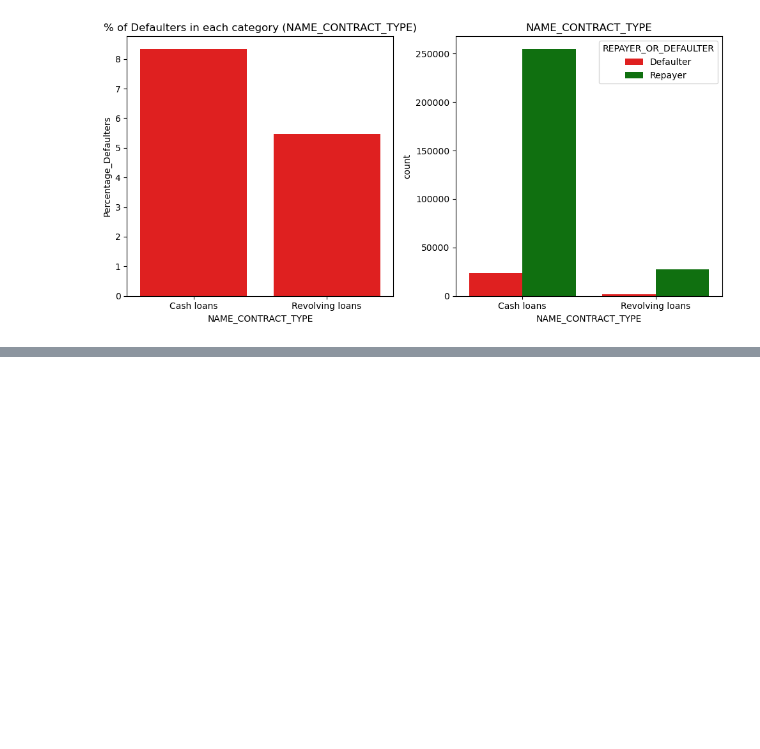
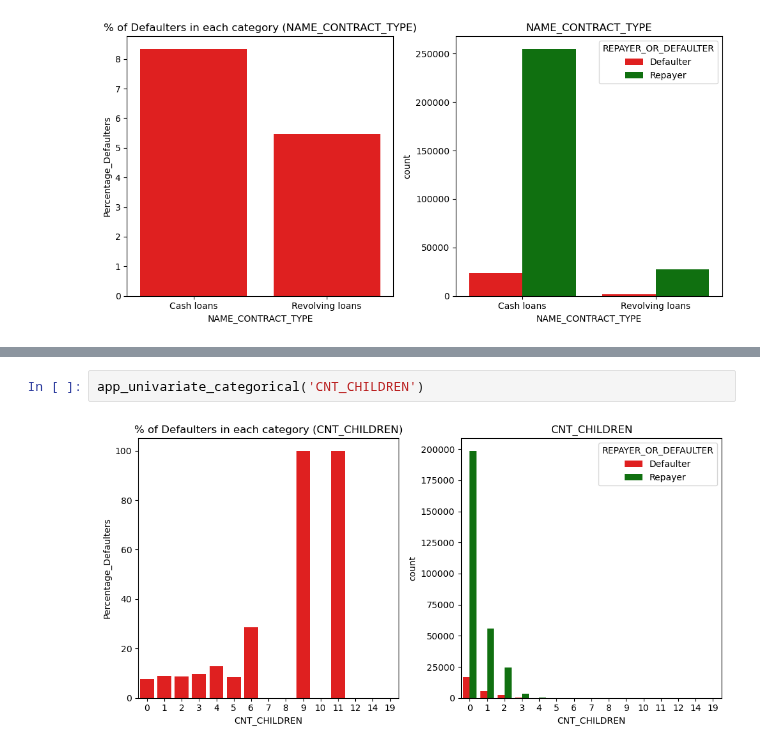
Before and after one commit to Punya-B-R/loan-approval-risk-analysis, a Jupyter notebook: Bank-Loan.ipynb, the cells around one changed output, grey strips where cells are left out. Saved outputs shown, nothing was run; the diff lists cells and outputs as text; blank space fills up the shorter version.

```diff
--- a/Bank-Loan.ipynb
+++ b/Bank-Loan.ipynb
@@ -322,0 +333,4 @@ app_univariate_categorical('CODE_GENDER')
+# %%
+app_univariate_categorical('CNT_CHILDREN')
+# %% [output]
+[figure, added]
```
Also changed, not shown: parts of 8 cells of this notebook.
